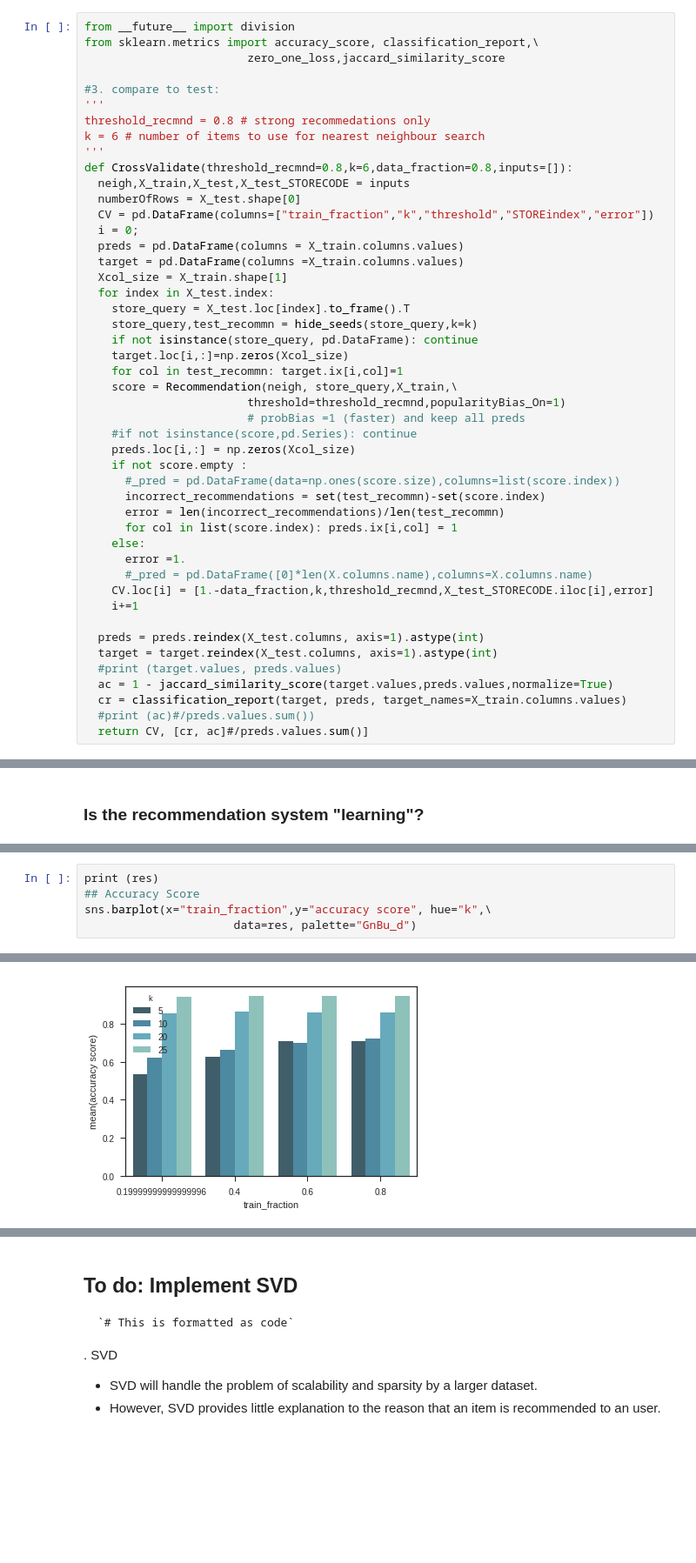
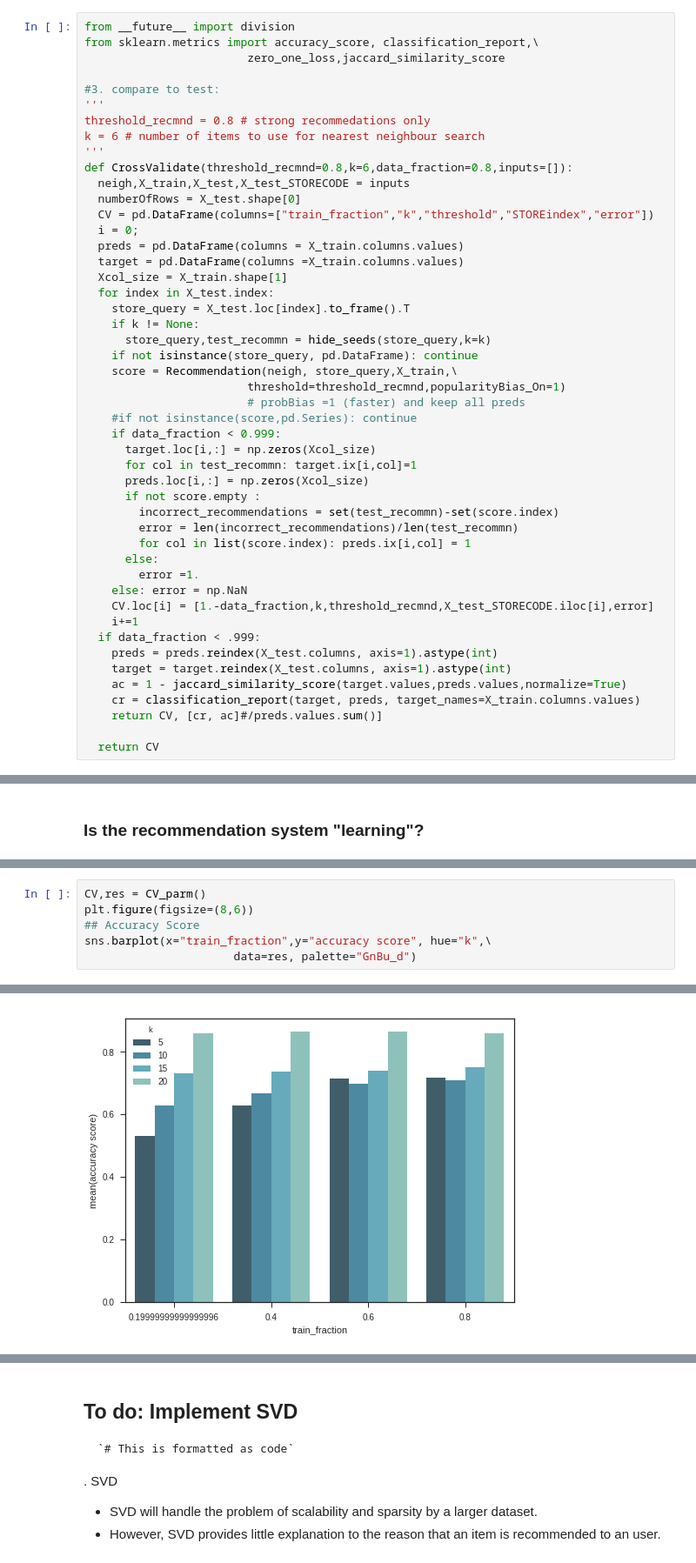
Before and after one commit to juggernautTress/Edelweiss, a Jupyter notebook: Analysis.ipynb, the cells around one changed output, grey strips where cells are left out. Shown at 87% size. Saved outputs shown, nothing was run; the diff lists cells and outputs as text; blank space fills up the shorter version.

```diff
--- a/Analysis.ipynb
+++ b/Analysis.ipynb
@@ -311,33 +313,34 @@ def CrossValidate(threshold_recmnd=0.8,k=6,data_fraction=0.8,inputs=[]):
   Xcol_size = X_train.shape[1]
   for index in X_test.index:
     store_query = X_test.loc[index].to_frame().T
-    store_query,test_recommn = hide_seeds(store_query,k=k)
+    if k != None:
+      store_query,test_recommn = hide_seeds(store_query,k=k)
     if not isinstance(store_query, pd.DataFrame): continue
-    target.loc[i,:]=np.zeros(Xcol_size)
-    for col in test_recommn: target.ix[i,col]=1
     score = Recommendation(neigh, store_query,X_train,\
                         threshold=threshold_recmnd,popularityBias_On=1)
                         # probBias =1 (faster) and keep all preds
     #if not isinstance(score,pd.Series): continue
-    preds.loc[i,:] = np.zeros(Xcol_size)
-    if not score.empty :
-      #_pred = pd.DataFrame(data=np.ones(score.size),columns=list(score.index))
-      incorrect_recommendations = set(test_recommn)-set(score.index)
-      error = len(incorrect_recommendations)/len(test_recommn)
-      for col in list(score.index): preds.ix[i,col] = 1
-    else:
-      error =1.
-      #_pred = pd.DataFrame([0]*len(X.columns.name),columns=X.columns.name)
+    if data_fraction < 0.999:
+      target.loc[i,:] = np.zeros(Xcol_size)
+      for col in test_recommn: target.ix[i,col]=1
+      preds.loc[i,:] = np.zeros(Xcol_size)
+      if not score.empty :
+        incorrect_recommendations = set(test_recommn)-set(score.index)
+        error = len(incorrect_recommendations)/len(test_recommn)
+        for col in list(score.index): preds.ix[i,col] = 1
+      else:
+        error =1.
+    else: error = np.NaN
     CV.loc[i] = [1.-data_fraction,k,threshold_recmnd,X_test_STORECODE.iloc[i],error]
     i+=1
+  if data_fraction < .999:
+    preds = preds.reindex(X_test.columns, axis=1).astype(int)
+    target = target.reindex(X_test.columns, axis=1).astype(int)
+    ac = 1 - jaccard_similarity_score(target.values,preds.values,normalize=True)
+    cr = classification_report(target, preds, target_names=X_train.columns.values)
+    return CV, [cr, ac]#/preds.values.sum()]
 
-  preds = preds.reindex(X_test.columns, axis=1).astype(int)
-  target = target.reindex(X_test.columns, axis=1).astype(int)
-  #print (target.values, preds.values)
-  ac = 1 - jaccard_similarity_score(target.values,preds.values,normalize=True)
-  cr = classification_report(target, preds, target_names=X_train.columns.values)
-  #print (ac)#/preds.values.sum())
-  return CV, [cr, ac]#/preds.values.sum()]
+  return CV
 # %%
 ###### grid search to find optimal 'k' and 'threshold' values
 print ("Grid Search")
@@ -447,5 +431,6 @@ CV shows that the test
 # %%
-print (res)
+CV,res = CV_parm()
+plt.figure(figsize=(8,6))
 ## Accuracy Score
 sns.barplot(x="train_fraction",y="accuracy score", hue="k",\
                       data=res, palette="GnBu_d")
@@ -471 +439 @@ sns.barplot(x="train_fraction",y="accuracy score", hue="k",\
-[figure, old version]
+[figure, new version]
```
Also changed, not shown: parts of 18 cells of this notebook.
